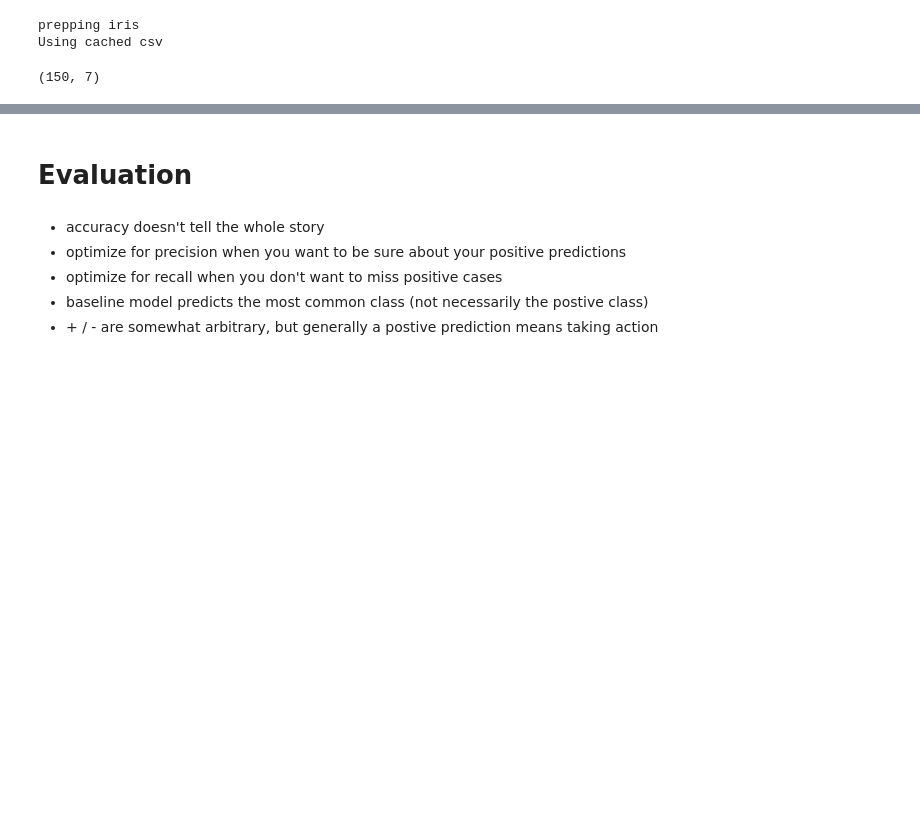
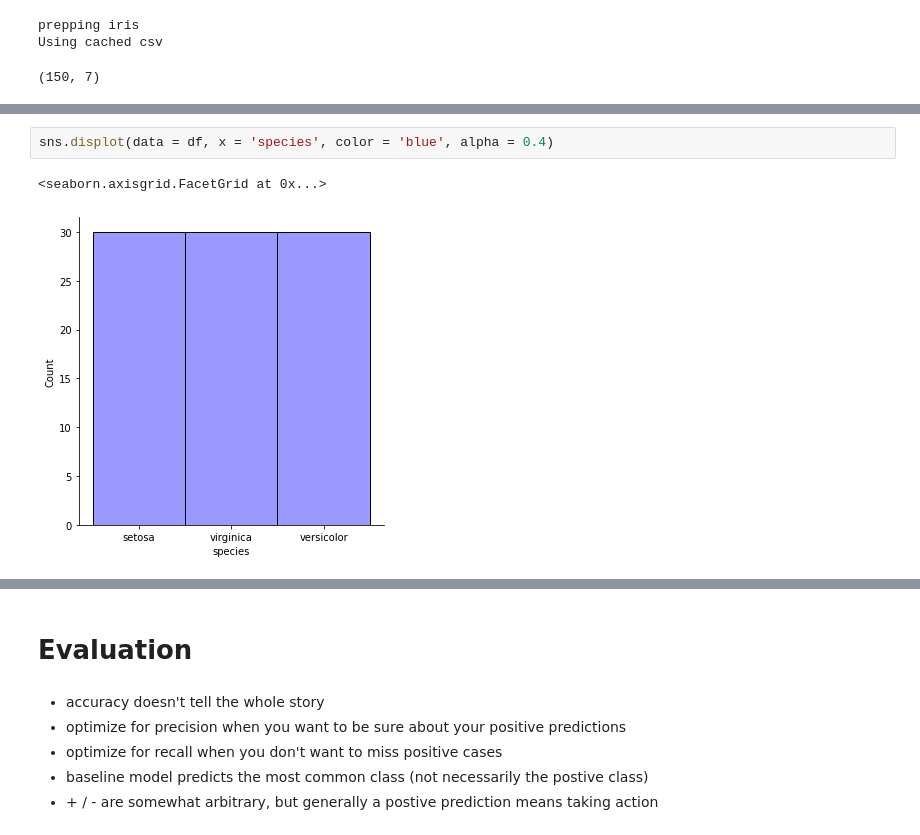
Before and after one commit to hinzle/classification-exercises, a Jupyter notebook: classification_exercises.ipynb, the cells around one changed output, grey strips where cells are left out. Cells and saved outputs as stored; diff of their text form; blank space fills up the shorter version.

```diff
--- a/classification_exercises.ipynb
+++ b/classification_exercises.ipynb
@@ -451,0 +501,5 @@ db.head()
+# %%
+sns.displot(data = df, x = 'species', color = 'blue', alpha = 0.4)
+# %% [output]
+<seaborn.axisgrid.FacetGrid at 0x...>
+[figure, added]
```
Also changed, not shown: parts of 41 cells of this notebook, 2 other files.
